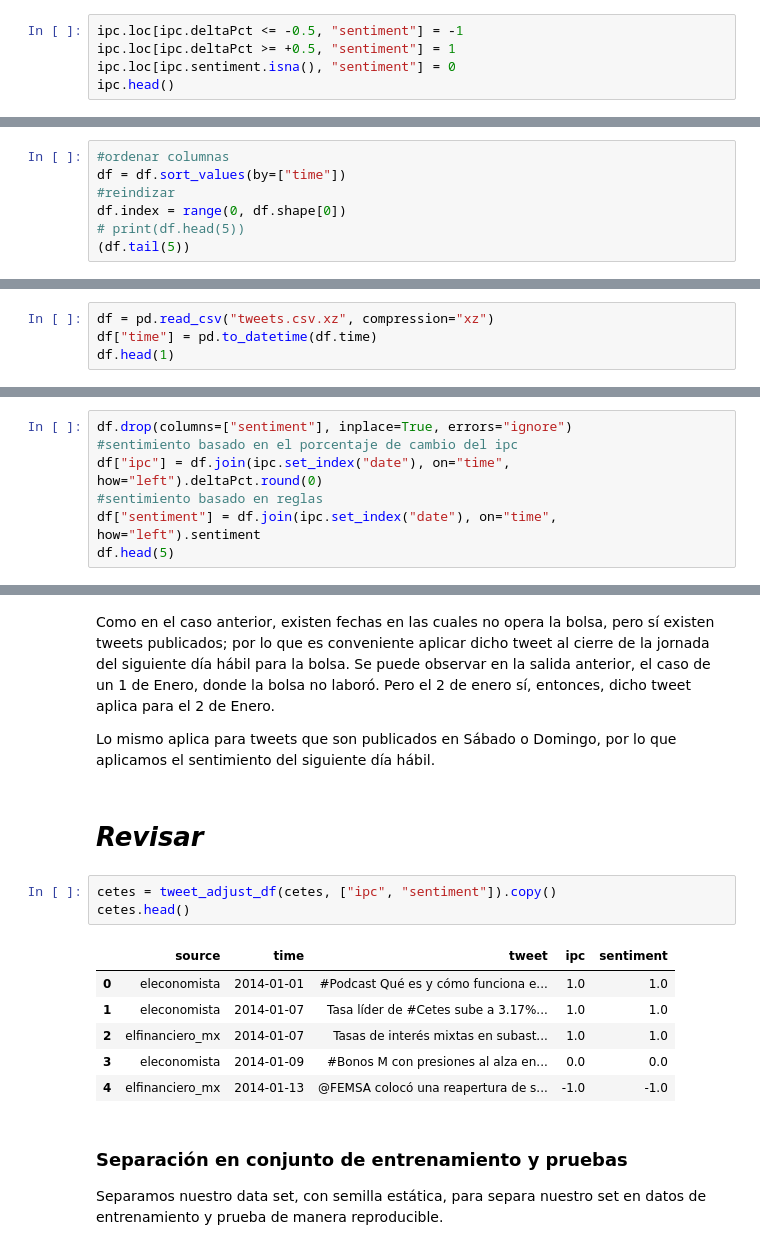
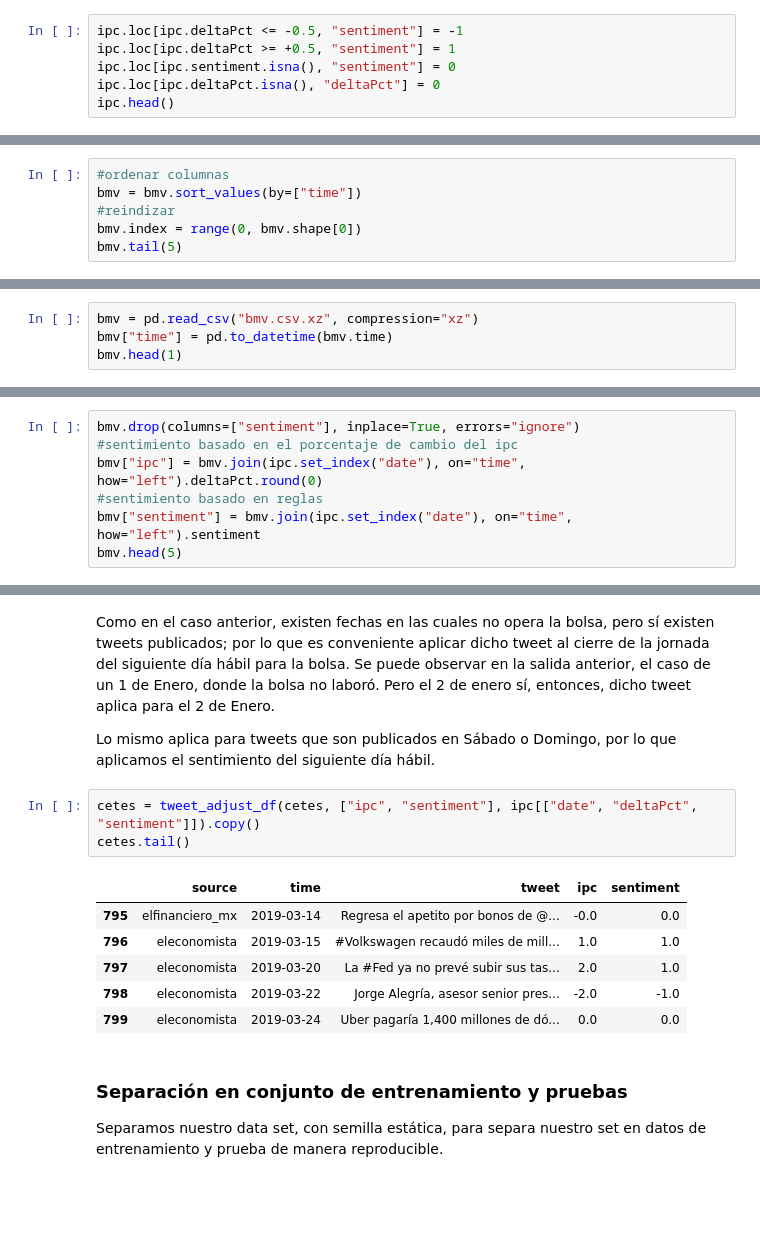
Before and after one commit to philwebsurfer/ITAM-QuantFinance, a Jupyter notebook: alumnos/jorge_altamirano/proyecto-final.ipynb, the cells around one changed output, grey strips where cells are left out. Cells and saved outputs as stored; diff of their text form; blank space fills up the shorter version.

```diff
--- a/alumnos/jorge_altamirano/proyecto-final.ipynb
+++ b/alumnos/jorge_altamirano/proyecto-final.ipynb
@@ -103,6 +113,7 @@ Estos números lo tomamos de la distribución de los datos, en los cuales el 25%
 ipc.loc[ipc.deltaPct <= -0.5, "sentiment"] = -1
 ipc.loc[ipc.deltaPct >= +0.5, "sentiment"] = 1
 ipc.loc[ipc.sentiment.isna(), "sentiment"] = 0
+ipc.loc[ipc.deltaPct.isna(), "deltaPct"] = 0
 ipc.head()
 # %% [output]
 |  | date | close | volume | deltaPct | sentiment |
@@ -227,10 +220,9 @@ tweet             object
 dtype: object
 # %%
 #ordenar columnas
-df = df.sort_values(by=["time"])
+bmv = bmv.sort_values(by=["time"])
 #reindizar
-df.index = range(0, df.shape[0])
-# print(df.head(5))
-(df.tail(5))
+bmv.index = range(0, bmv.shape[0])
+bmv.tail(5)
 # %% [output]
 |  | source | time | tweet |
@@ -247,7 +239,7 @@ df.shape
 # %%
-df = pd.read_csv("tweets.csv.xz", compression="xz")
-df["time"] = pd.to_datetime(df.time)
-df.head(1)
+bmv = pd.read_csv("bmv.csv.xz", compression="xz")
+bmv["time"] = pd.to_datetime(bmv.time)
+bmv.head(1)
 # %% [output]
 |  | source | time | tweet |
 | 0 | elfinanciero_mx | 2014-01-01 | #BMV superaría los 46 mil puntos ... |
@@ -256,12 +248,12 @@ df.head(1)
 # %% [markdown]
 De manera experimental realizaremos un entrenamiento con el sentimiento que obtuvimos en el paso anterior (IPC), y lo asignaremos a los valores de la misma fecha del tweet.
 # %%
-df.drop(columns=["sentiment"], inplace=True, errors="ignore")
+bmv.drop(columns=["sentiment"], inplace=True, errors="ignore")
 #sentimiento basado en el porcentaje de cambio del ipc
-df["ipc"] = df.join(ipc.set_index("date"), on="time", how="left").deltaPct.round(0)
+bmv["ipc"] = bmv.join(ipc.set_index("date"), on="time", how="left").deltaPct.round(0)
 #sentimiento basado en reglas
-df["sentiment"] = df.join(ipc.set_index("date"), on="time", how="left").sentiment
-df.head(5)
+bmv["sentiment"] = bmv.join(ipc.set_index("date"), on="time", how="left").sentiment
+bmv.head(5)
 # %% [output]
 |  | source | time | tweet | ipc | sentiment |
 | 0 | elfinanciero_mx | 2014-01-01 | #BMV superaría los 46 mil puntos ... | NaN | NaN |
@@ -506,18 +537,16 @@ cetes.head(5)
 Como en el caso anterior, existen fechas en las cuales no opera la bolsa, pero sí existen tweets publicados; por lo que es conveniente aplicar dicho tweet al cierre de la jornada del siguiente día hábil para la bolsa. Se puede observar en la salida anterior, el caso de un 1 de Enero, donde la bolsa no laboró. Pero el 2 de enero sí, entonces, dicho tweet aplica para el 2 de Enero.
 
 Lo mismo aplica para tweets que son publicados en Sábado o Domingo, por lo que aplicamos el sentimiento del siguiente día hábil.
-# %% [markdown]
-# _Revisar_
 # %%
-cetes = tweet_adjust_df(cetes, ["ipc", "sentiment"]).copy()
-cetes.head()
+cetes = tweet_adjust_df(cetes, ["ipc", "sentiment"], ipc[["date", "deltaPct", "sentiment"]]).copy()
+cetes.tail()
 # %% [output]
 |  | source | time | tweet | ipc | sentiment |
-| 0 | eleconomista | 2014-01-01 | #Podcast Qué es y cómo funciona e... | 1.0 | 1.0 |
-| 1 | eleconomista | 2014-01-07 | Tasa líder de #Cetes sube a 3.17%... | 1.0 | 1.0 |
-| 2 | elfinanciero_mx | 2014-01-07 | Tasas de interés mixtas en subast... | 1.0 | 1.0 |
-| 3 | eleconomista | 2014-01-09 | #Bonos M con presiones al alza en... | 0.0 | 0.0 |
-| 4 | elfinanciero_mx | 2014-01-13 | @FEMSA colocó una reapertura de s... | -1.0 | -1.0 |
+| 795 | elfinanciero_mx | 2019-03-14 | Regresa el apetito por bonos de @... | -0.0 | 0.0 |
+| 796 | eleconomista | 2019-03-15 | #Volkswagen recaudó miles de mill... | 1.0 | 1.0 |
+| 797 | eleconomista | 2019-03-20 | La #Fed ya no prevé subir sus tas... | 2.0 | 1.0 |
+| 798 | eleconomista | 2019-03-22 | Jorge Alegría, asesor senior pres... | -2.0 | -1.0 |
+| 799 | eleconomista | 2019-03-24 | Uber pagaría 1,400 millones de dó... | 0.0 | 0.0 |
 # %% [markdown]
 ### Separación en conjunto de entrenamiento y pruebas
 
```
Also changed, not shown: parts of 58 cells of this notebook.
